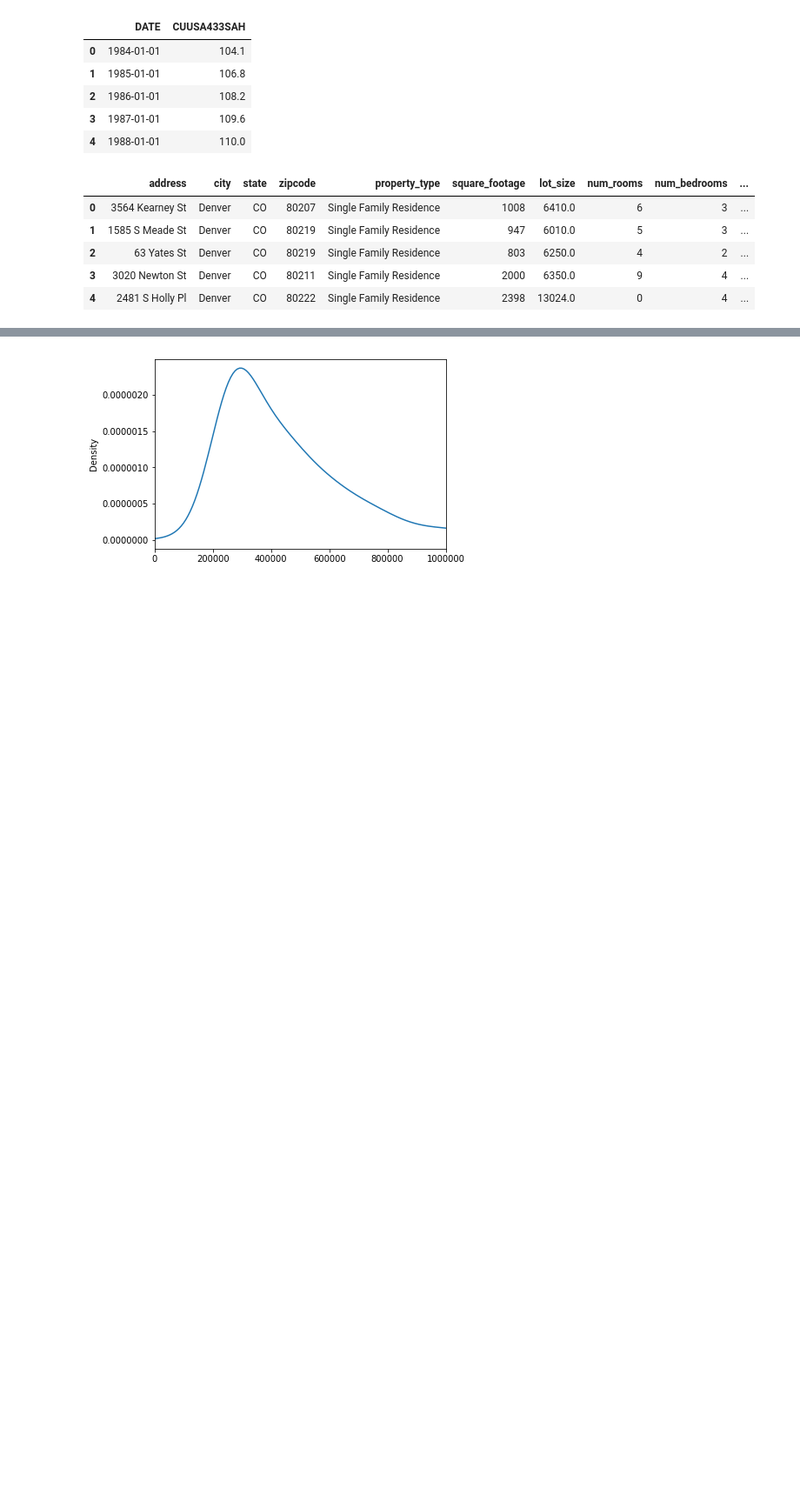
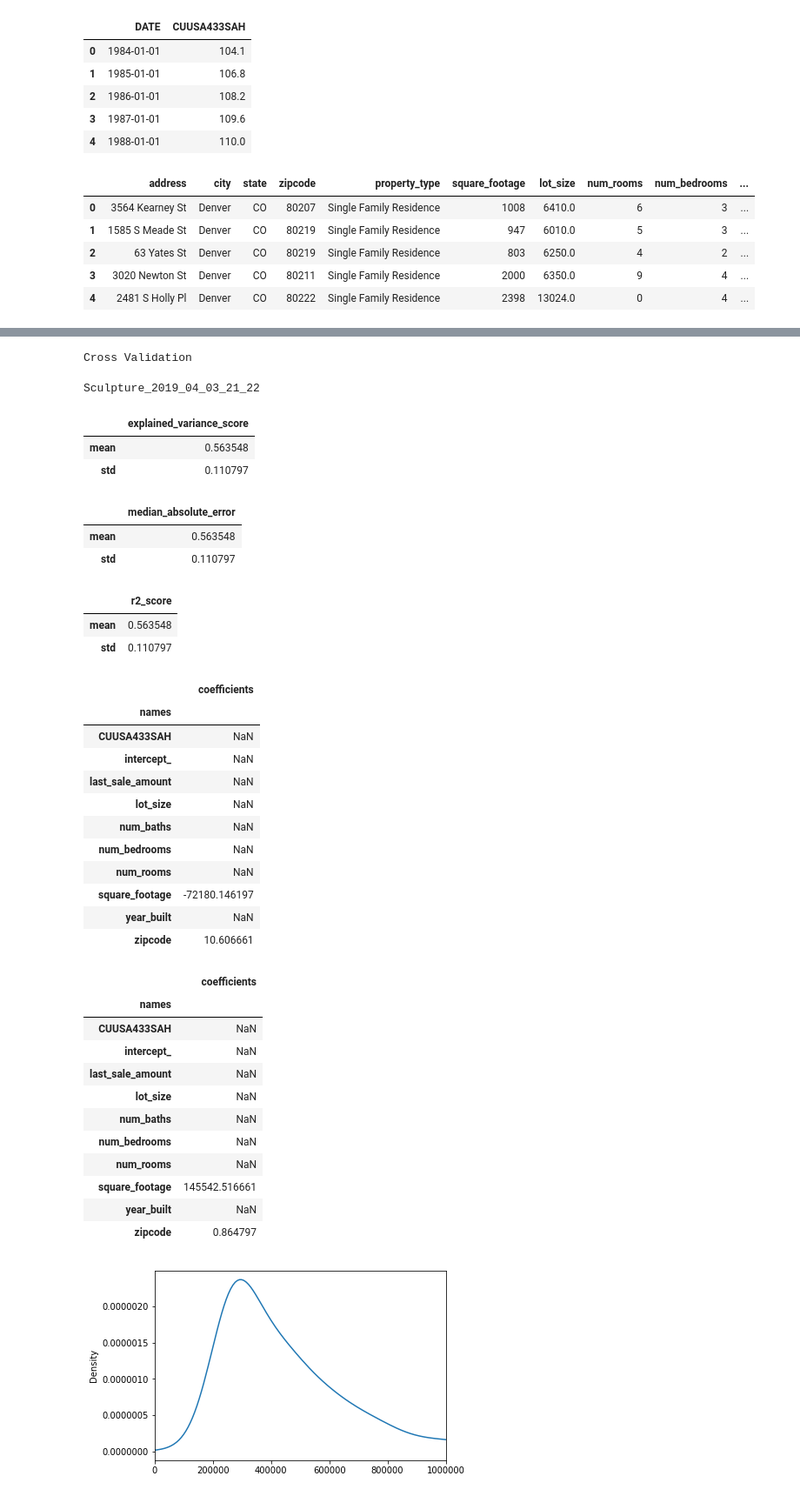
Before and after one commit to marksweissma/donatello, a Jupyter notebook: housing_prices.ipynb, the cells around one changed output, grey strips where cells are left out. Shown at 87% size. Saved outputs shown, nothing was run; the diff lists cells and outputs as text; code cells hidden in the pictures; blank space fills up the shorter version.

```diff
--- a/housing_prices.ipynb
+++ b/housing_prices.ipynb
@@ -40,3 +43,17 @@ df.head()
 | 2 | 63 Yates St | Denver | CO | 80219 | Single Family Residence | 803 | 6250.0 | 4 | 2 | ... |
 | 3 | 3020 Newton St | Denver | CO | 80211 | Single Family Residence | 2000 | 6350.0 | 9 | 4 | ... |
 | 4 | 2481 S Holly Pl | Denver | CO | 80222 | Single Family Residence | 2398 | 13024.0 | 0 | 4 | ... |
+# %%
+def load_scuplture(df):
+    """
+    Helper to load sculpture
+    """
+    d = data.Dataset(raw=df, target='estimated_value')
+
+    e = estimator.Estimator(model=LinearRegression())
+
+    m = [measure.Metric(metric) for metric in (r2_score, explained_variance_score, median_absolute_error)]
+    m.append(measure.FeatureWeights())
+    scuplture = core.Sculpture(dataset=d, estimator=e, metrics=m)
+
+    return scuplture
@@ -43 +93,51 @@ df.head()
+# %%
+sculpture = load_scuplture()
+# %%
+sculpture.fit()
+# %% [output]
+Cross Validation
+Sculpture_2019_04_03_21_22
+# %%
+from donatello.utils.helpers import view_sk_metric
+
+for name, scores in sculpture.measurements.crossValidation.items():
+    if name != 'feature_weights':
+        display(view_sk_metric(i).rename(columns={'score': name}))
+    else:
+        display(scores.mean)
+        display(scores.std)
+# %% [output]
+|  | explained_variance_score |
+| mean | 0.563548 |
+| std | 0.110797 |
+|  | median_absolute_error |
+| mean | 0.563548 |
+| std | 0.110797 |
+|  | r2_score |
+| mean | 0.563548 |
+| std | 0.110797 |
+|  | coefficients |
+| names |  |
+| CUUSA433SAH | NaN |
+| intercept_ | NaN |
+| last_sale_amount | NaN |
+| lot_size | NaN |
+| num_baths | NaN |
+| num_bedrooms | NaN |
+| num_rooms | NaN |
+| square_footage | -72180.146197 |
+| year_built | NaN |
+| zipcode | 10.606661 |
+|  | coefficients |
+| names |  |
+| CUUSA433SAH | NaN |
+| intercept_ | NaN |
+| last_sale_amount | NaN |
+| lot_size | NaN |
+| num_baths | NaN |
+| num_bedrooms | NaN |
+| num_rooms | NaN |
+| square_footage | 145542.516661 |
+| year_built | NaN |
+| zipcode | 0.864797 |
 # %%
```
Also changed, not shown: parts of 10 cells of this notebook, 1 other file.
